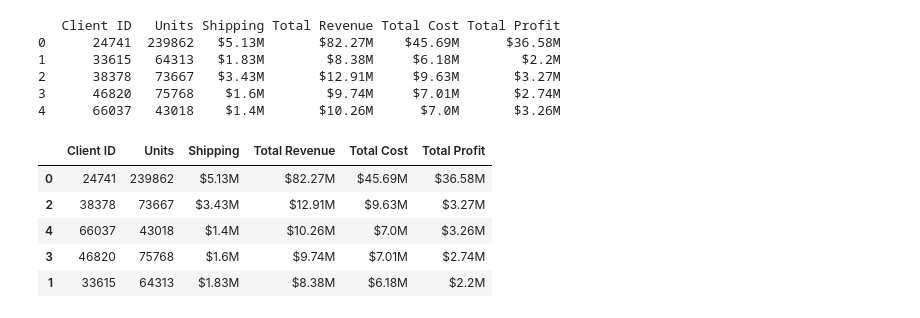
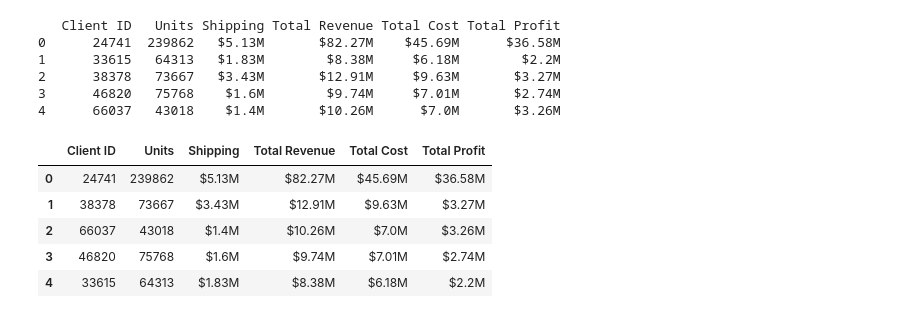
Before and after one commit to ifonseca69/pandas-challenge-1, a Jupyter notebook: wholesale_data_analysis_starter_code.ipynb, the cells around one changed output. Cells and saved outputs as stored; diff of their text form; code cells hidden in the pictures.

```diff
--- a/wholesale_data_analysis_starter_code.ipynb
+++ b/wholesale_data_analysis_starter_code.ipynb
@@ -328,12 +328,12 @@ print(money_df)
 # %%
 # Sort the updated data by "Total Profit (millions)" form highest to lowest and assign the sort to a new DatFrame.
 money_df = money_df.sort_values(by='Total Profit', ascending=False)
 
-money_df.head()
+money_df.head().reset_index(drop=True)
 # %% [output]
 |  | Client ID | Units | Shipping | Total Revenue | Total Cost | Total Profit |
 | 0 | 24741 | 239862 | $5.13M | $82.27M | $45.69M | $36.58M |
-| 2 | 38378 | 73667 | $3.43M | $12.91M | $9.63M | $3.27M |
-| 4 | 66037 | 43018 | $1.4M | $10.26M | $7.0M | $3.26M |
+| 1 | 38378 | 73667 | $3.43M | $12.91M | $9.63M | $3.27M |
+| 2 | 66037 | 43018 | $1.4M | $10.26M | $7.0M | $3.26M |
 | 3 | 46820 | 75768 | $1.6M | $9.74M | $7.01M | $2.74M |
-| 1 | 33615 | 64313 | $1.83M | $8.38M | $6.18M | $2.2M |
+| 4 | 33615 | 64313 | $1.83M | $8.38M | $6.18M | $2.2M |
```
Also changed, not shown: parts of 1 cell of this notebook.
